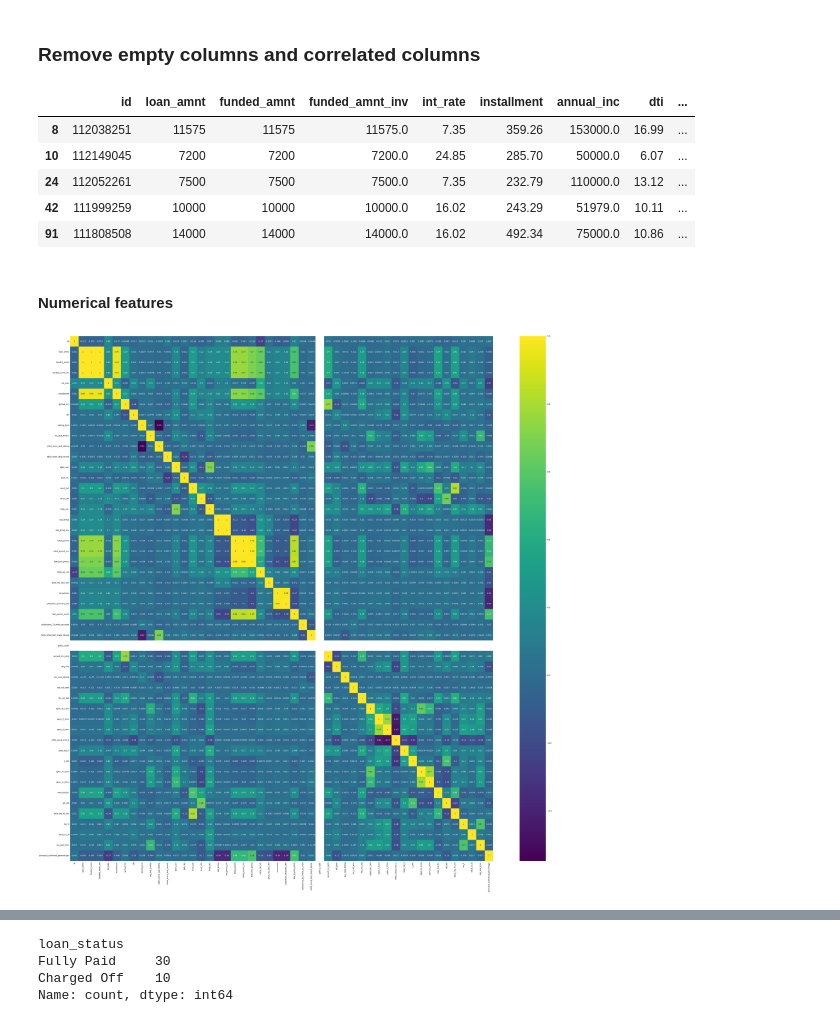
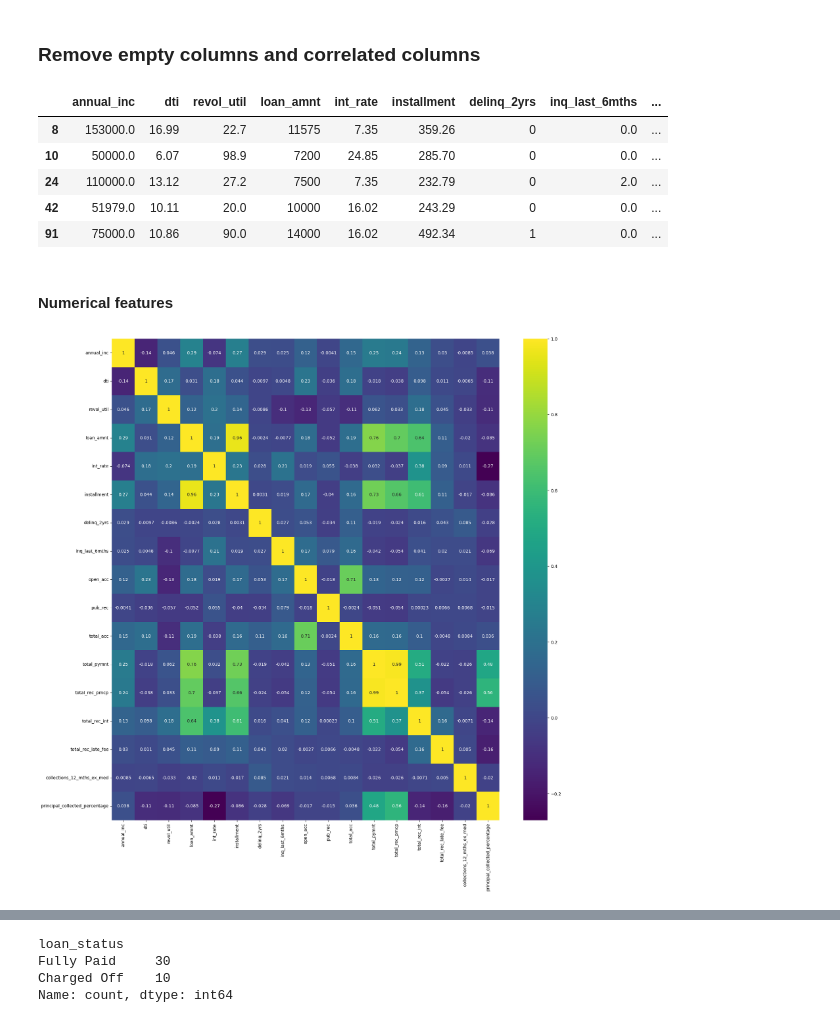
Before and after one commit to SenithDilitha/AIAndInnovation, a Jupyter notebook: LoanStatusPrediction/loan_status_prediction.ipynb, the cells around one changed output, grey strips where cells are left out. Cells and saved outputs as stored; diff of their text form; code cells hidden in the pictures.

```diff
--- a/LoanStatusPrediction/loan_status_prediction.ipynb
+++ b/LoanStatusPrediction/loan_status_prediction.ipynb
@@ -38,3 +38,15 @@ df.head(5)
 | 2 | 112436985 | NaN | 6025 | 6025 | 6025.0 | 36 months | 15.05 | 209.01 | C | ... |
 | 3 | 112439006 | NaN | 20400 | 20400 | 20400.0 | 36 months | 9.44 | 652.91 | B | ... |
 | 4 | 112438929 | NaN | 13000 | 13000 | 13000.0 | 36 months | 11.99 | 431.73 | B | ... |
+# %%
+selected_columns = [
+    'annual_inc', 'dti', 'revol_util', 'emp_length', 'home_ownership',
+    'purpose', 'loan_amnt', 'int_rate', 'installment', 'grade',
+    'sub_grade', 'verification_status', 'delinq_2yrs', 'inq_last_6mths',
+    'open_acc', 'pub_rec', 'total_acc', 'earliest_cr_line', 'addr_state',
+    'term', 'total_pymnt', 'total_rec_prncp', 'total_rec_int',
+    'total_rec_late_fee', 'collections_12_mths_ex_med', 'loan_status'
+]
+
+selected_df = df[selected_columns]
+selected_df.head()
@@ -53,11 +72,11 @@ Late (16-30 days)       3876
 Default                   36
 Name: count, dtype: int64
 # %%
-df= df[df['loan_status'] != 'In Grace Period']                                                    # Remove loans in Grace Period
+selected_df= selected_df[selected_df['loan_status'] != 'In Grace Period']                                                    # Remove loans in Grace Period
 #df['loan_status'] = df['loan_status'].str.replace(pat='Late.*', regex=True, repl='Late')          # Late (15-30 days) ---> Late
-df['loan_status'] = df['loan_status'].str.replace(pat='Default', regex=True, repl='Charged Off')
+selected_df['loan_status'] = selected_df['loan_status'].str.replace(pat='Default', regex=True, repl='Charged Off')
 
-df['loan_status'].value_counts()
+selected_df['loan_status'].value_counts()
 # %% [output]
 loan_status
 Current               565523
@@ -120,13 +139,13 @@ plt.show()
 [figure]
 # %%
 # Calculate the percentage of principal collected for each loan
-df['principal_collected_percentage'] = (df['total_rec_prncp'] / df['funded_amnt']) * 100
+selected_df['principal_collected_percentage'] = (selected_df['total_rec_prncp'] / selected_df['loan_amnt']) * 100
 
 # Update the loan status based on the percentage of principal collected
-df.loc[(df['loan_status'] == 'Current') & (df['principal_collected_percentage'] > 60), 'loan_status'] = 'Fully Paid'
-df.loc[(df['loan_status'] == 'Late (31-120 days)') & (df['principal_collected_percentage'] < 30), 'loan_status'] = 'Charged Off'
+selected_df.loc[(selected_df['loan_status'] == 'Current') & (selected_df['principal_collected_percentage'] > 60), 'loan_status'] = 'Fully Paid'
+selected_df.loc[(selected_df['loan_status'] == 'Late (31-120 days)') & (selected_df['principal_collected_percentage'] < 30), 'loan_status'] = 'Charged Off'
 
-df['loan_status'].value_counts()
+selected_df['loan_status'].value_counts()
 # %% [output]
 loan_status
 Current               552507
@@ -136,7 +155,7 @@ Late (31-120 days)      4806
 Late (16-30 days)       3876
 Name: count, dtype: int64
 # %%
-df_modified = df[~df['loan_status'].isin(['Late (16-30 days)', 'Late (31-120 days)', 'Current'])]
+df_modified = selected_df[~selected_df['loan_status'].isin(['Late (16-30 days)', 'Late (31-120 days)', 'Current'])]
 df_modified['loan_status'].value_counts()
 # %% [output]
 loan_status
@@ -146,20 +165,19 @@ Name: count, dtype: int64
 # %% [markdown]
 ### Remove empty columns and correlated columns
 # %%
-df_modified = df_modified.drop(columns=['member_id', 'desc'])
 df_numerical_features = df_modified.select_dtypes(include=['number', 'int', 'float'])
 df_numerical_features.head()
 # %% [output]
-|  | id | loan_amnt | funded_amnt | funded_amnt_inv | int_rate | installment | annual_inc | dti | ... |
-| 8 | 112038251 | 11575 | 11575 | 11575.0 | 7.35 | 359.26 | 153000.0 | 16.99 | ... |
-| 10 | 112149045 | 7200 | 7200 | 7200.0 | 24.85 | 285.70 | 50000.0 | 6.07 | ... |
-| 24 | 112052261 | 7500 | 7500 | 7500.0 | 7.35 | 232.79 | 110000.0 | 13.12 | ... |
-| 42 | 111999259 | 10000 | 10000 | 10000.0 | 16.02 | 243.29 | 51979.0 | 10.11 | ... |
-| 91 | 111808508 | 14000 | 14000 | 14000.0 | 16.02 | 492.34 | 75000.0 | 10.86 | ... |
+|  | annual_inc | dti | revol_util | loan_amnt | int_rate | installment | delinq_2yrs | inq_last_6mths | ... |
+| 8 | 153000.0 | 16.99 | 22.7 | 11575 | 7.35 | 359.26 | 0 | 0.0 | ... |
+| 10 | 50000.0 | 6.07 | 98.9 | 7200 | 24.85 | 285.70 | 0 | 0.0 | ... |
+| 24 | 110000.0 | 13.12 | 27.2 | 7500 | 7.35 | 232.79 | 0 | 2.0 | ... |
+| 42 | 51979.0 | 10.11 | 20.0 | 10000 | 16.02 | 243.29 | 0 | 0.0 | ... |
+| 91 | 75000.0 | 10.86 | 90.0 | 14000 | 16.02 | 492.34 | 1 | 0.0 | ... |
 # %% [markdown]
 #### Numerical features
 # %%
-plt.figure(figsize=(50, 50));
+plt.figure(figsize=(20, 20));
 sns.heatmap(df_numerical_features.corr(), annot=True, cmap='viridis');
 # %% [output]
-[figure, old version]
+[figure, new version]
```
Also changed, not shown: parts of 17 cells of this notebook.
